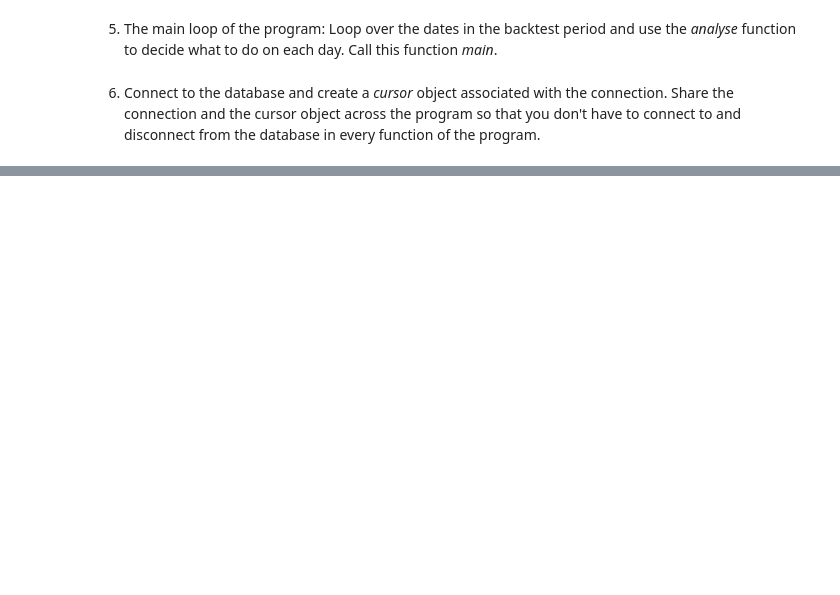
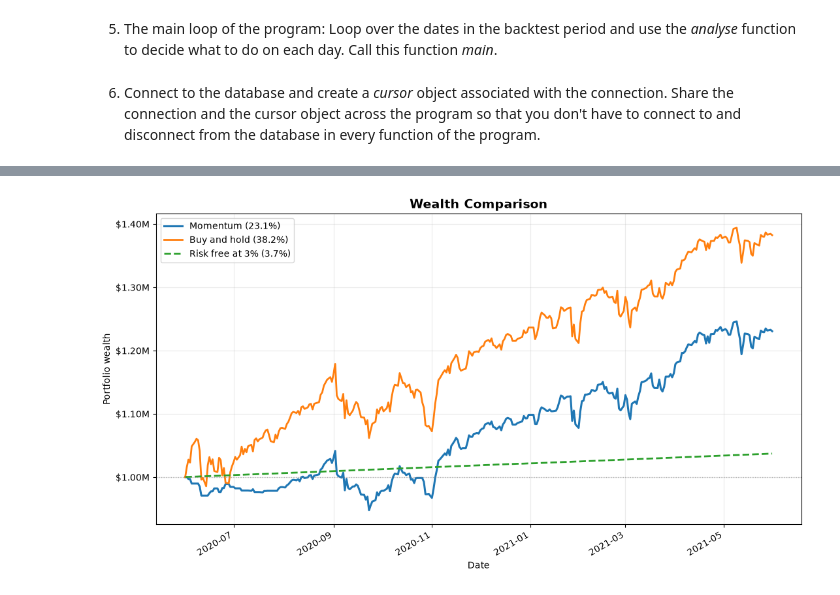
Before and after one commit to schalafi/AI-Trading-Strategies, a Jupyter notebook: Project_Learner.ipynb, the cells around one changed output, grey strips where cells are left out. Cells and saved outputs as stored; diff of their text form; code cells hidden in the pictures; blank space fills up the shorter version.

Commit message:
Add strategy comparison and Student test

```diff
--- a/Project_Learner.ipynb
+++ b/Project_Learner.ipynb
@@ -536,0 +951,98 @@ plt.ylabel('Total Wealth');
+# %%
+from matplotlib.ticker import FuncFormatter
+
+
+# Convert database dates into datetime values.
+chart_dates = [
+    datetime.strptime(date, "%Y-%m-%d")
+    for date in dates
+]
+
+
+# Calculate total returns for the chart legend.
+momentum_return = (
+    strategy_wealth[-1]
+    / strategy_wealth[0]
+    - 1
+)
+
+buy_hold_return = (
+    buy_hold_wealth[-1]
+    / buy_hold_wealth[0]
+    - 1
+)
+
+risk_free_return = (
+    risk_free_wealth_path[-1]
+    / risk_free_wealth_path[0]
+    - 1
+)
+
+
+fig, ax = plt.subplots(
+    figsize=(11, 6)
+)
+
+
+ax.plot(
+    chart_dates,
+    strategy_wealth,
+    linewidth=2.2,
+    label=f"Momentum ({momentum_return:.1%})"
+)
+
+ax.plot(
+    chart_dates,
+    buy_hold_wealth,
+    linewidth=2,
+    label=f"Buy and hold ({buy_hold_return:.1%})"
+)
+
+ax.plot(
+    chart_dates,
+    risk_free_wealth_path,
+    linewidth=2,
+    linestyle="--",
+    label=(
+        f"Risk free at {risk_free_rate:.0%} "
+        f"({risk_free_return:.1%})"
+    )
+)
+
+
+# Show the common starting wealth.
+ax.axhline(
+    initial_wealth,
+    color="gray",
+    linewidth=1,
+    alpha=0.5,
+    linestyle=":"
+)
+
+
+ax.set_title(
+    "Wealth Comparison",
+    fontsize=14,
+    fontweight="bold"
+)
+
+ax.set_xlabel("Date")
+ax.set_ylabel("Portfolio wealth")
+
+
+# Display wealth in millions of dollars.
+ax.yaxis.set_major_formatter(
+    FuncFormatter(
+        lambda value, _: f"${value / 1_000_000:.2f}M"
+    )
+)
+
+
+ax.grid(alpha=0.25)
+ax.legend()
+
+fig.autofmt_xdate()
+plt.tight_layout()
+plt.show()
+# %% [output]
+[figure, added]
```
Also changed, not shown: parts of 12 cells of this notebook, 1 other file.
